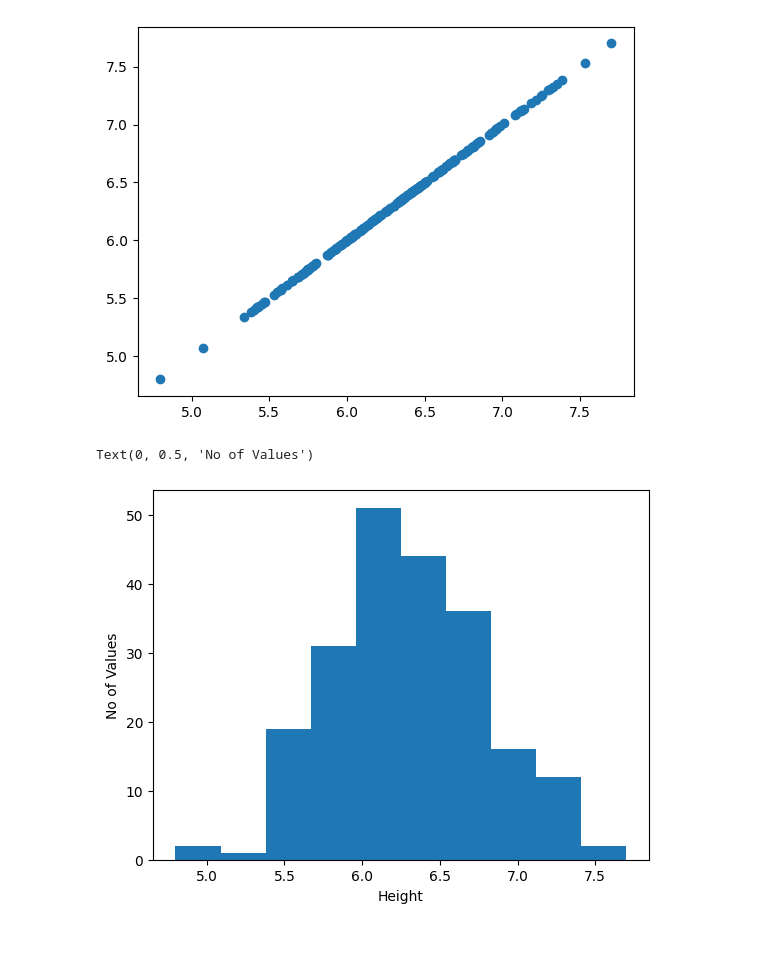
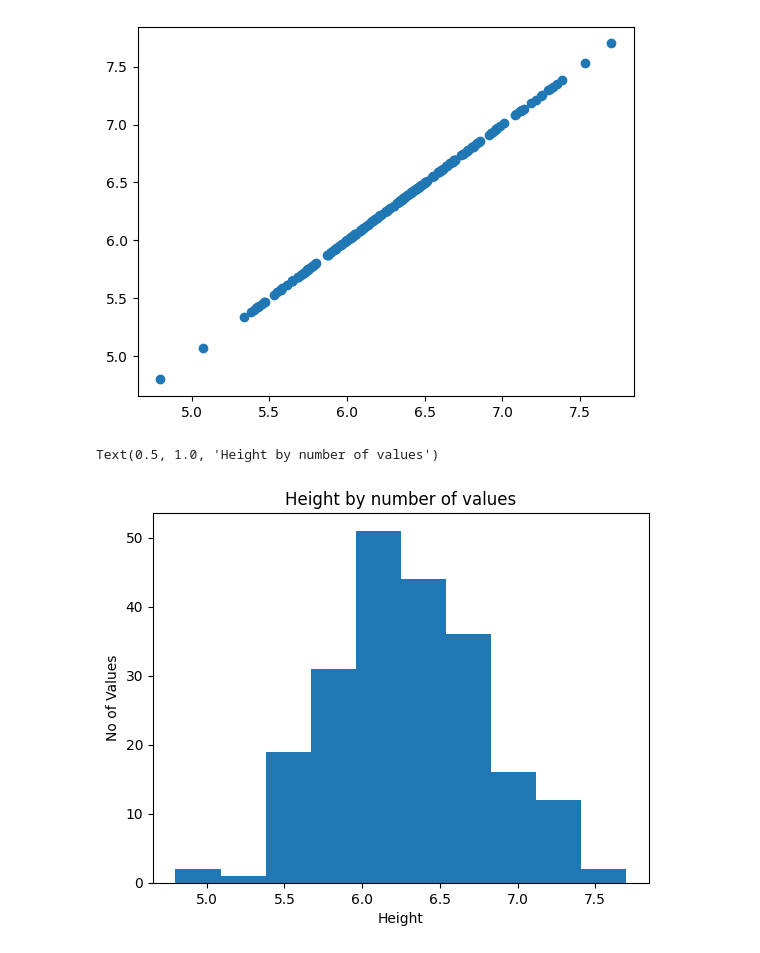
Before and after one commit to L-Fandangle042/HospitalDataExp, a Jupyter notebook: hospitals copy.ipynb, the cells around one changed output. Cells and saved outputs as stored; diff of their text form; code cells hidden in the pictures.

Commit message:
Updated plt.hist for height values.

```diff
--- a/hospitals copy.ipynb
+++ b/hospitals copy.ipynb
@@ -333,7 +333,8 @@ plt.scatter(x = df_sports["height"], y = df_sports["height"])
 # %%
 plt.hist(x = df_sports["height"])
 plt.xlabel("Height")
 plt.ylabel("No of Values")
+plt.title("Height by number of values")
 # %% [output]
-Text(0, 0.5, 'No of Values')
+Text(0.5, 1.0, 'Height by number of values')
-[figure, old version]
+[figure, new version]
```
